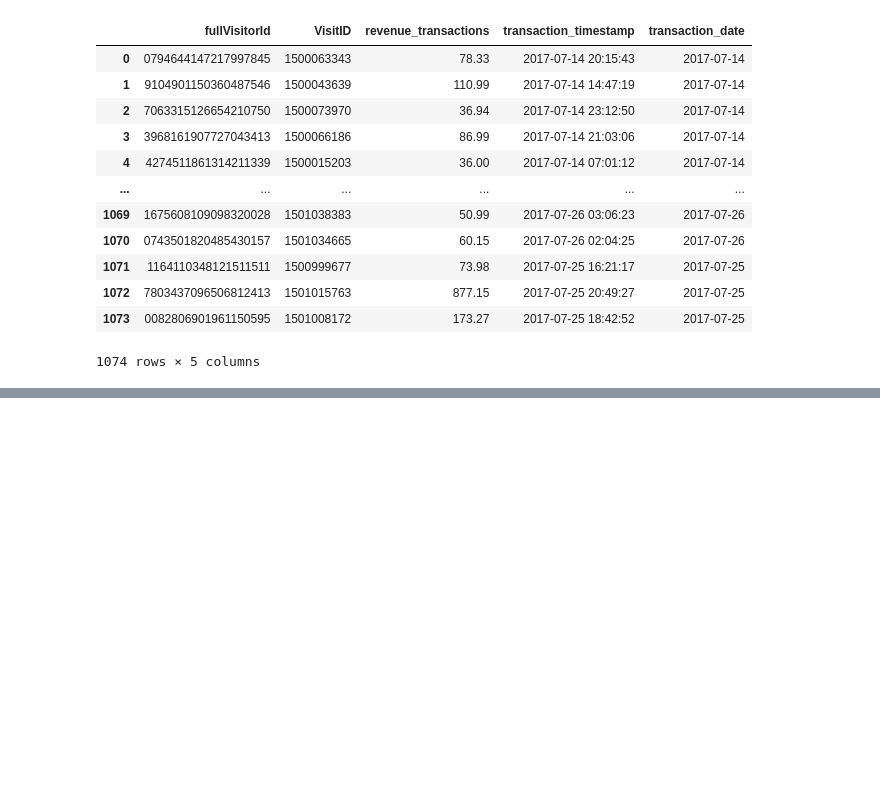
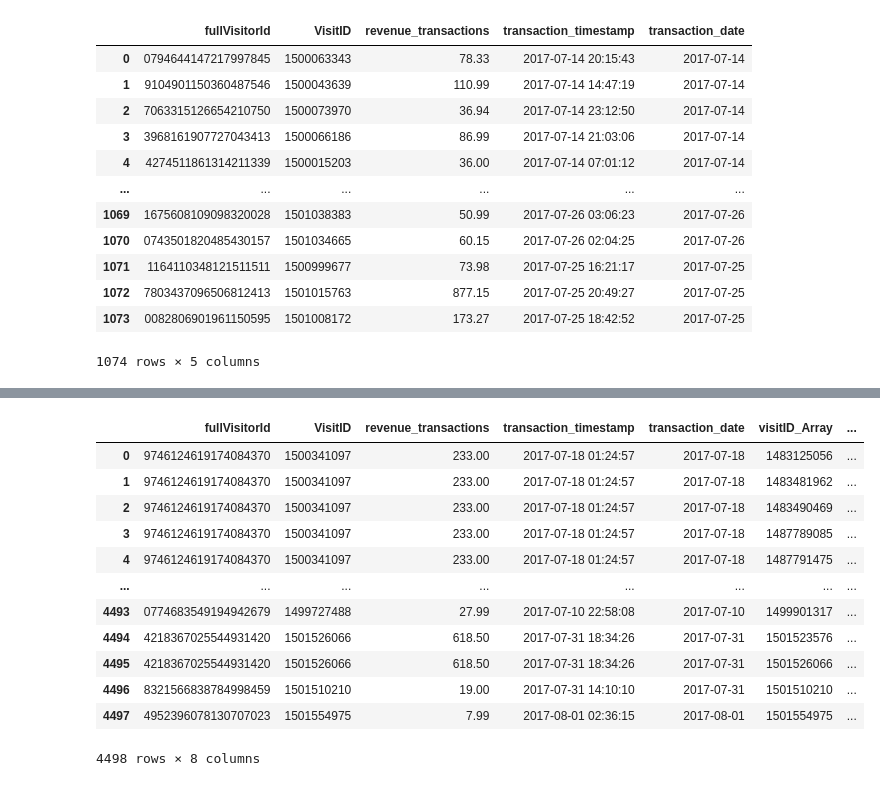
Before and after one commit to aadamante/conversion_paths_sql_python, a Jupyter notebook: Copy_of_Google_e_commerce_Conversion_Paths_Analysis.ipynb, the cells around one changed output, grey strips where cells are left out. Saved outputs shown, nothing was run; the diff lists cells and outputs as text; code cells hidden in the pictures; blank space fills up the shorter version.

```diff
--- a/Copy_of_Google_e_commerce_Conversion_Paths_Analysis.ipynb
+++ b/Copy_of_Google_e_commerce_Conversion_Paths_Analysis.ipynb
@@ -36,0 +96,69 @@ WITH past_30_days_transactions AS (  #this common table expression catches only
+# %%
+#uses magic command to run the query and display the result
+%%bigquery --project practice-250123
+
+WITH past_30_days_transactions AS (  #this common table expression catches only the transactions occurred in the past 30 days
+  SELECT
+    fullVisitorId,
+    VisitID,
+    (totals.totalTransactionRevenue/1000000) as revenue_transactions,  #converts the transaction revenue back to the original currency value - dataset original values were multiplied by 10^6
+    DATETIME(TIMESTAMP_SECONDS(visitStartTime)) AS transaction_timestamp, #transforms visit date/time into datetime type - originally it was a string
+    DATE(DATETIME(TIMESTAMP_SECONDS(visitStartTime))) AS transaction_date  #converts visit date/time to date type - timestamp_seconds function returns timestamp
+    FROM `bigquery-public-data.google_analytics_sample.ga_sessions_*`
+   WHERE totals.totalTransactionRevenue IS NOT NULL AND _TABLE_SUFFIX BETWEEN '20170701' AND '20170801'), #establishes one-month-window analysis
+
+  all_visits_by_visitor AS (   #creates an array to display all the visits by visitor ever
+  SELECT
+    fullVisitorId,
+    ARRAY_AGG( STRUCT( visitID AS visitID_Array,
+        channelGrouping AS channel,
+        DATETIME(TIMESTAMP_SECONDS(visitStartTime)) AS visit_time_stamp)
+    ORDER BY
+      visitID ASC)  #sorts by visitID since first visit
+      AS Visit,     #creates an array for each visit ID, visit channel and visit datetime
+    count(visitID) as visitCount,  #counts the total number of visits by visitor
+    ARRAY_AGG(DATETIME(TIMESTAMP_SECONDS(visitStartTime)) #finds out first visit date by sorting it
+    ORDER BY
+      visitID ASC
+    LIMIT
+      1) AS first_visit_timestamp,
+    ARRAY_AGG(DATETIME(TIMESTAMP_SECONDS(visitStartTime)) #catches the last visit date
+    ORDER BY
+      VisitId DESC
+    LIMIT
+      1) AS last_visit_timestamp,
+    ARRAY_AGG(channelGrouping   #finds out the aquisition channel for the first visit by visitor
+    ORDER BY
+      VisitId ASC
+    LIMIT
+      1) AS acquisition_channel
+  FROM
+    `bigquery-public-data.google_analytics_sample.ga_sessions_*`
+  GROUP BY
+    fullVisitorId),
+
+transactions_path_past30days_visits as (  #joins all the visits with the transactions from the past 30 days in order to create a filter later on
+SELECT p.*,
+v.*
+FROM past_30_days_transactions p  #calls the common table expressions above
+JOIN all_visits_by_visitor
+Using(fullVisitorId)
+CROSS JOIN
+UNNEST (Visit) AS v)  #unnests the field to access all the visits
+
+SELECT *
+FROM transactions_path_past30days_visits
+# %% [output]
+|  | fullVisitorId | VisitID | revenue_transactions | transaction_timestamp | transaction_date | visitID_Array | ... |
+| 0 | 9746124619174084370 | 1500341097 | 233.00 | 2017-07-18 01:24:57 | 2017-07-18 | 1483125056 | ... |
+| 1 | 9746124619174084370 | 1500341097 | 233.00 | 2017-07-18 01:24:57 | 2017-07-18 | 1483481962 | ... |
+| 2 | 9746124619174084370 | 1500341097 | 233.00 | 2017-07-18 01:24:57 | 2017-07-18 | 1483490469 | ... |
+| 3 | 9746124619174084370 | 1500341097 | 233.00 | 2017-07-18 01:24:57 | 2017-07-18 | 1487789085 | ... |
+| 4 | 9746124619174084370 | 1500341097 | 233.00 | 2017-07-18 01:24:57 | 2017-07-18 | 1487791475 | ... |
+| ... | ... | ... | ... | ... | ... | ... | ... |
+| 4493 | 0774683549194942679 | 1499727488 | 27.99 | 2017-07-10 22:58:08 | 2017-07-10 | 1499901317 | ... |
+| 4494 | 4218367025544931420 | 1501526066 | 618.50 | 2017-07-31 18:34:26 | 2017-07-31 | 1501523576 | ... |
+| 4495 | 4218367025544931420 | 1501526066 | 618.50 | 2017-07-31 18:34:26 | 2017-07-31 | 1501526066 | ... |
+| 4496 | 8321566838784998459 | 1501510210 | 19.00 | 2017-07-31 14:10:10 | 2017-07-31 | 1501510210 | ... |
+| 4497 | 4952396078130707023 | 1501554975 | 7.99 | 2017-08-01 02:36:15 | 2017-08-01 | 1501554975 | ... |
+4498 rows × 8 columns
```
Also changed, not shown: parts of 24 cells of this notebook.
